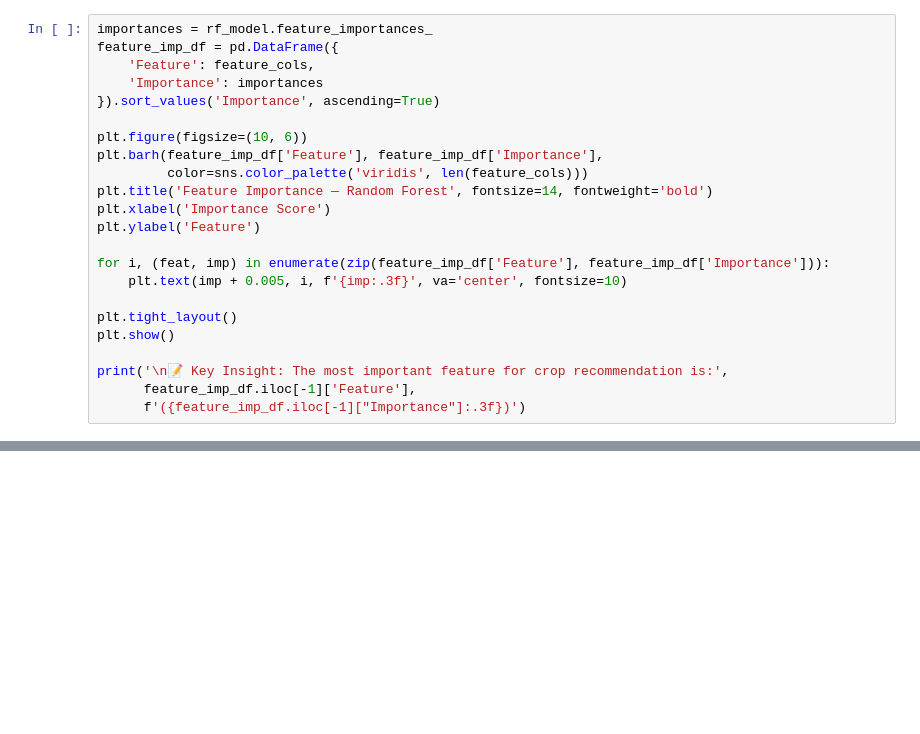
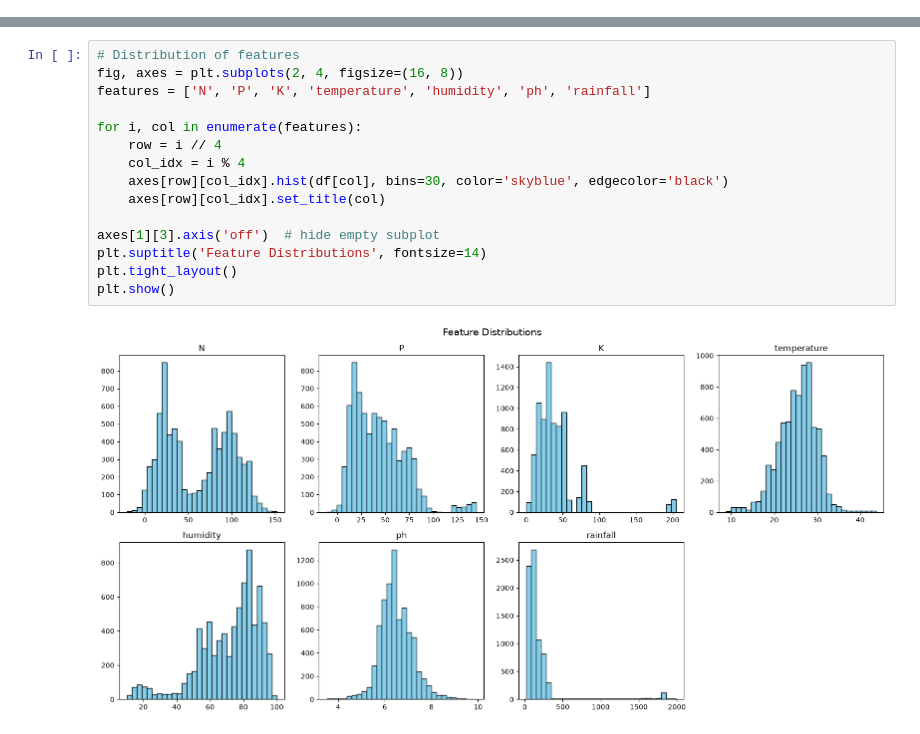
Before and after one commit to ruthwikreddy07/Krishik-AI, a Jupyter notebook: ml_training/crop_recommendation/train_crop_recommendation.ipynb, the cells around one changed output, grey strips where cells are left out. Drawn from its saved outputs; the diff is of its cells as text; blank space fills up the shorter version.

```diff
--- a/ml_training/crop_recommendation/train_crop_recommendation.ipynb
+++ b/ml_training/crop_recommendation/train_crop_recommendation.ipynb
@@ -601,23 +0,0 @@ print('✅ Confusion matrix saved to crop_confusion_matrix.png')
-# %%
-importances = rf_model.feature_importances_
-feature_imp_df = pd.DataFrame({
-    'Feature': feature_cols,
-    'Importance': importances
-}).sort_values('Importance', ascending=True)
-
-plt.figure(figsize=(10, 6))
-plt.barh(feature_imp_df['Feature'], feature_imp_df['Importance'],
-         color=sns.color_palette('viridis', len(feature_cols)))
-plt.title('Feature Importance — Random Forest', fontsize=14, fontweight='bold')
-plt.xlabel('Importance Score')
-plt.ylabel('Feature')
-
-for i, (feat, imp) in enumerate(zip(feature_imp_df['Feature'], feature_imp_df['Importance'])):
-    plt.text(imp + 0.005, i, f'{imp:.3f}', va='center', fontsize=10)
-
-plt.tight_layout()
-plt.show()
-
-print('\n📝 Key Insight: The most important feature for crop recommendation is:',
-      feature_imp_df.iloc[-1]['Feature'],
-      f'({feature_imp_df.iloc[-1]["Importance"]:.3f})')
@@ -710,0 +116,17 @@ The saved model (`crop_recommendation_model.pkl`) and encoder (`crop_label_encod
+# %%
+# Distribution of features
+fig, axes = plt.subplots(2, 4, figsize=(16, 8))
+features = ['N', 'P', 'K', 'temperature', 'humidity', 'ph', 'rainfall']
+
+for i, col in enumerate(features):
+    row = i // 4
+    col_idx = i % 4
+    axes[row][col_idx].hist(df[col], bins=30, color='skyblue', edgecolor='black')
+    axes[row][col_idx].set_title(col)
+
+axes[1][3].axis('off')  # hide empty subplot
+plt.suptitle('Feature Distributions', fontsize=14)
+plt.tight_layout()
+plt.show()
+# %% [output]
+[figure, added]
```
Also changed, not shown: parts of 74 cells of this notebook, 46 other files.
